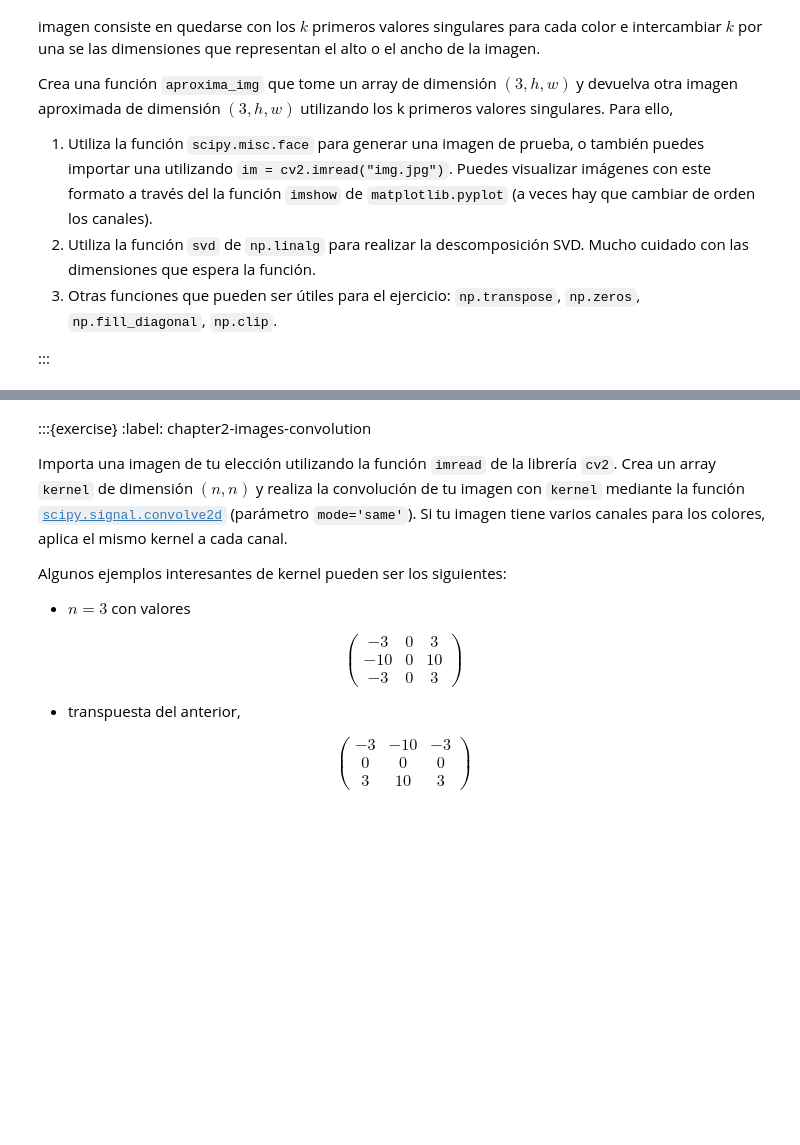
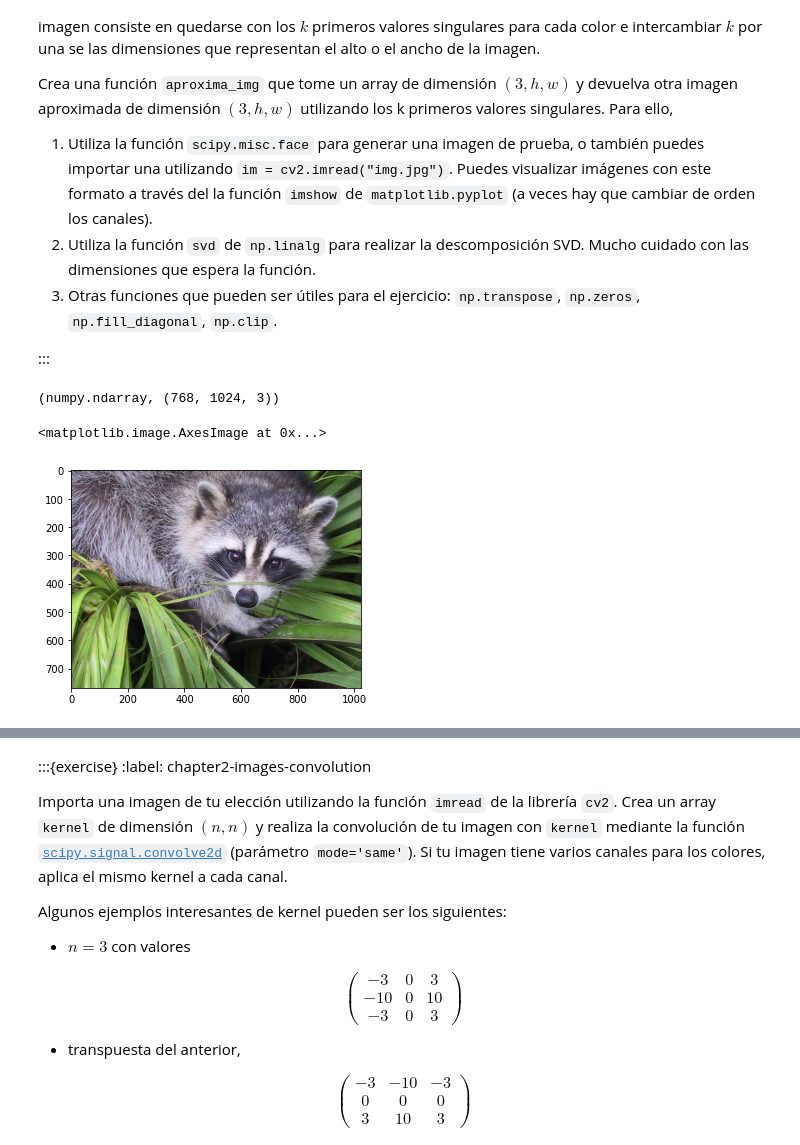
Before and after one commit to magjanvaz/curso-python-us, a Jupyter notebook: notebooks/numpy/exercises.ipynb, the cells around one changed output, grey strips where cells are left out. Cells and saved outputs as stored; diff of their text form; code cells hidden in the pictures; blank space fills up the shorter version.

```diff
--- a/notebooks/numpy/exercises.ipynb
+++ b/notebooks/numpy/exercises.ipynb
@@ -92,3 +92,18 @@ Crea una función `aproxima_img` que tome un array de dimensión $(3, h, w)$ y d
 3. Otras funciones que pueden ser útiles para el ejercicio: `np.transpose`, `np.zeros`, `np.fill_diagonal`, `np.clip`.
 
 :::
+# %%
+import numpy as np
+from scipy.misc import face
+import matplotlib.pyplot as plt
+
+im=face()
+# %%
+type(im), im.shape # tiene la dimensión correcta
+# %% [output]
+(numpy.ndarray, (768, 1024, 3))
+# %%
+plt.imshow(im)
+# %% [output]
+<matplotlib.image.AxesImage at 0x...>
+[figure, added]
```
Also changed, not shown: parts of 17 cells of this notebook.
